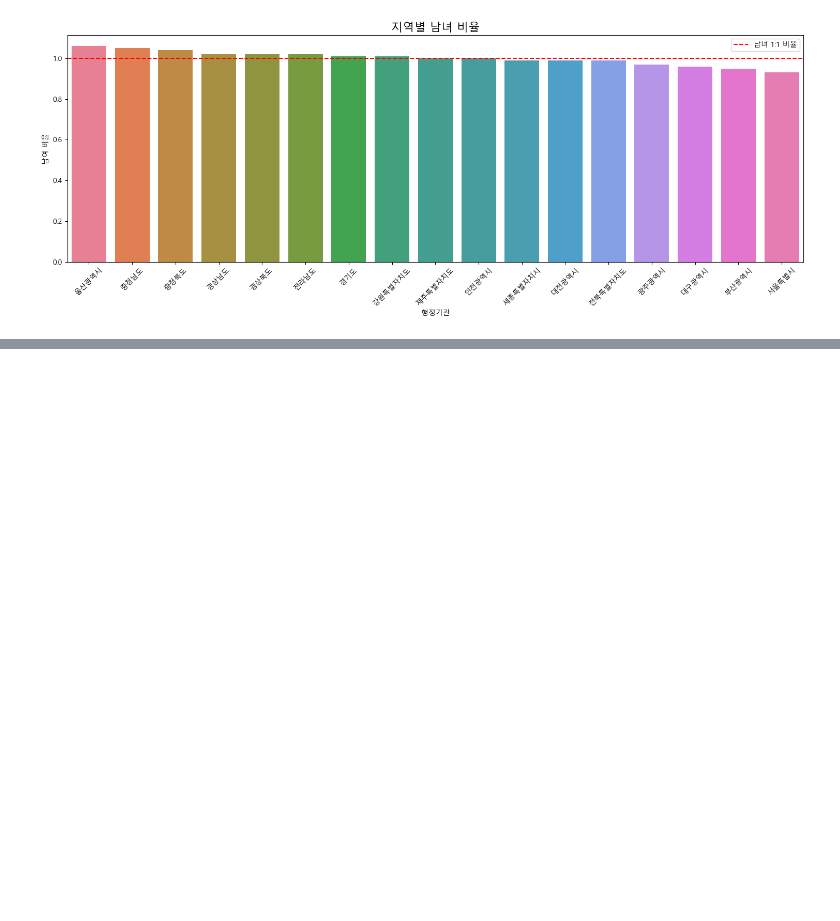
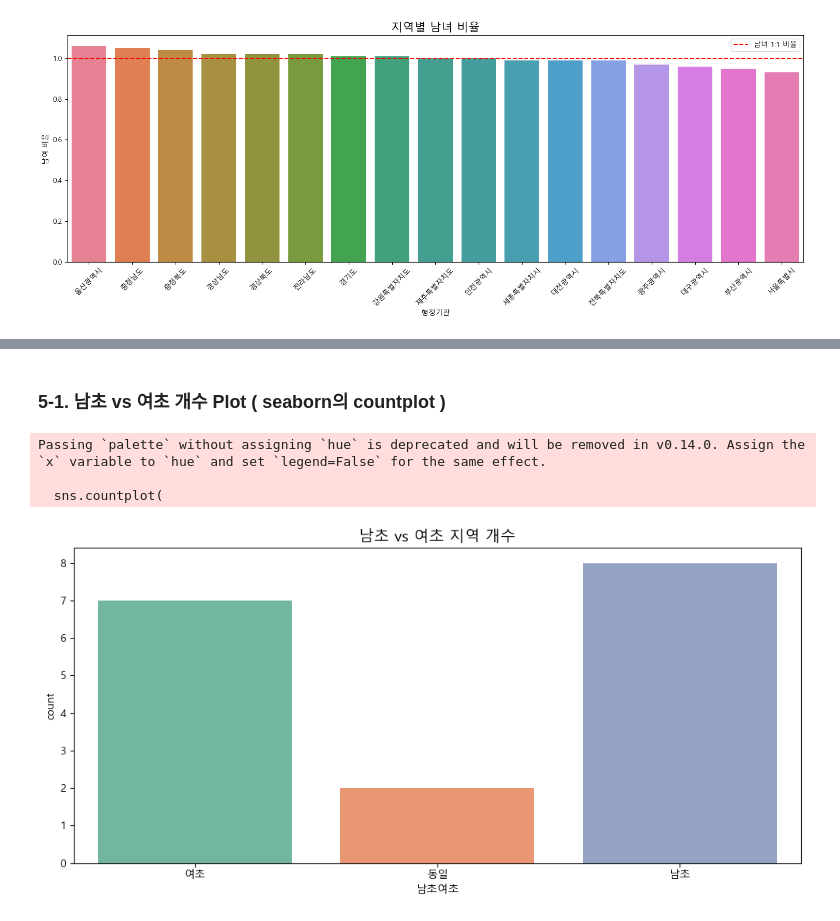
Before and after one commit to mmije0ng/Rookies-Webscraping-Analysis, a Jupyter notebook: 연습문제_웹스크래핑/04_population_status_analysis.ipynb, the cells around one changed output, grey strips where cells are left out. Saved outputs shown, nothing was run; the diff lists cells and outputs as text; code cells hidden in the pictures; blank space fills up the shorter version.

Commit message:
Feat: 남초 vs 여초 개수 Plot, 지역별 세대수 Plot

```diff
--- a/연습문제_웹스크래핑/04_population_status_analysis.ipynb
+++ b/연습문제_웹스크래핑/04_population_status_analysis.ipynb
@@ -162,0 +165,17 @@ plt.show()
+# %%
+# 1. 상태 판별 함수 정의
+def get_gender_status(ratio):
+    if ratio > 1.0:
+        return '남초'
+    elif ratio < 1.0:
+        return '여초'
+    else:
+        return '동일'
+# %%
+# 2. 데이터 복사 및 함수 적용
+df_gender_status = df_except_all.copy()
+df_gender_status['남초여초'] = df_gender_status['남여 비율'].apply(get_gender_status)
+
+# 3. 필요한 컬럼만 선택하여 확인
+gender_status_result = df_gender_status[['행정기관', '남여 비율', '남초여초']].reset_index(drop=True)
+display(gender_status_result)
@@ -162,0 +232,33 @@ plt.show()
+# %% [markdown]
+### 5-1. 남초 vs 여초 개수 Plot  ( seaborn의 countplot )
+# %%
+# 1. 시각화 설정
+plt.figure(figsize=(10, 5))
+
+# 2. 색상 딕셔너리 설정 (여초: 파랑, 동일: 주홍, 남초: 초록)
+# 'orange'는 주홍색 계열이며, 더 진한 색을 원하시면 'orangered' 등을 사용할 수 있습니다.
+custom_palette = {'여초': 'blue', '동일': 'orange', '남초': 'green'}
+
+# 3. countplot 생성
+# x축을 '남초여초'로 지정하고, palette에 위에서 만든 딕셔너리를 전달합니다.
+
+sns.countplot(
+    data=df_gender_status,
+    x='남초여초',
+    order=['여초', '동일', '남초'],
+    palette='Set2'   # 자동 색상 팔레트
+)
+
+# 4. 제목 및 레이블 설정
+plt.title('남초 vs 여초 지역 개수', fontsize=14)
+plt.xlabel('남초여초')
+plt.ylabel('count')
+
+# 5. 출력
+plt.tight_layout()
+plt.show()
+# %% [output]
+Passing `palette` without assigning `hue` is deprecated and will be removed in v0.14.0. Assign the `x` variable to `hue` and set `legend=False` for the same effect.
+
+  sns.countplot(
+[figure, added]
```
Also changed, not shown: parts of 9 cells of this notebook.
